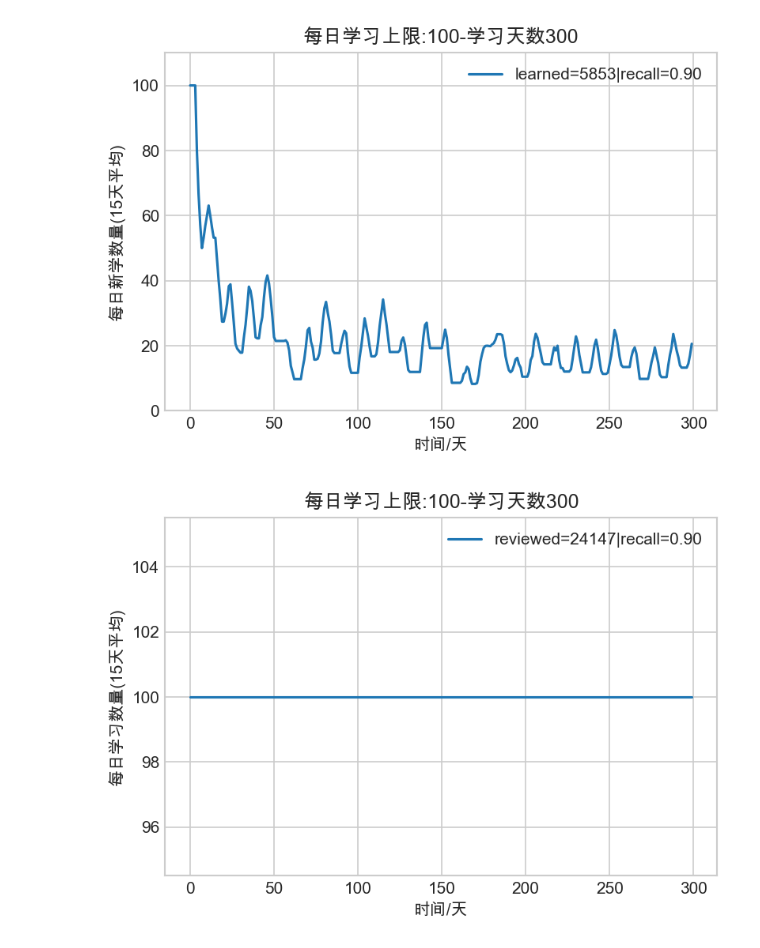
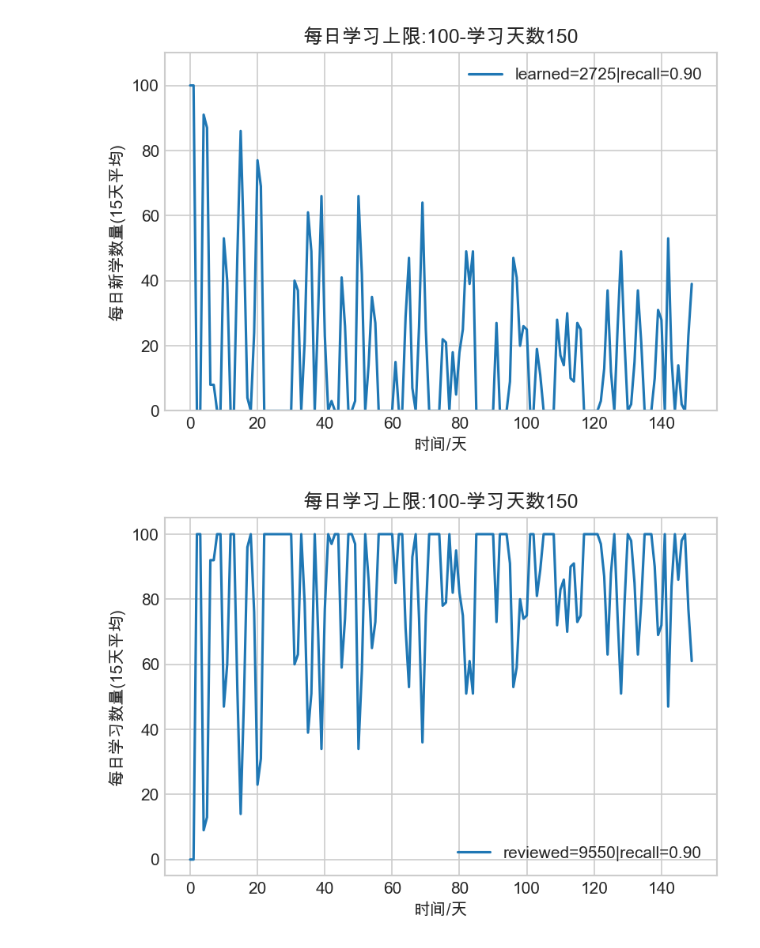
Before and after one commit to AFutureD/free-spaced-repetition-scheduler, a Jupyter notebook: FSRS_notebook.ipynb, the cells around one changed output. Drawn from its saved outputs; the diff is of its cells as text; code cells hidden in the pictures.

```diff
--- a/FSRS_notebook.ipynb
+++ b/FSRS_notebook.ipynb
@@ -57,7 +57,7 @@ card_per_day_limit = 100
 learn_limit = 100
 review_limit = 100
 deck_size = 100000  # 新卡片总量
-learn_days = 300
+learn_days = 150
 period_len = 15
 request_recall = 0.9
 # %%
@@ -109,6 +109,7 @@ dtypes = np.dtype([
 df_collection = pd.DataFrame(columns=feature_list)
 # %%
 df_log = pd.DataFrame(columns=['Lapses', 'Ivl', 'Grade'])
+df_oLog = pd.DataFrame(columns=["interval","difficulty","stability","retrievability","lapses"])
 # %%
 total_case = 0
 total_diff = 0
@@ -116,16 +117,12 @@ total_review = 0
 # %%
 for day in tqdm(range(learn_days)):
     df_card["Ivl"] = day - df_card["Last"]  # 计算所有卡片离上次复习过去了几天
-    df_card["R_t"] = np.exp(np.log(0.9) * df_card["Ivl"] / df_card["S_t"])  # 计算理论可提取性
     df_card["R_p"] = np.exp(np.log(0.9) * df_card["Ivl"] / df_card["S_p"])  # 计算预测可提取性
 
     need_review = df_card[df_card['Due'] <= day].sort_values(by='R_p')  # 筛选到期卡片，按可提取性性从小到大排序
     true_review = need_review.index[:review_limit]
     reviewed = len(true_review)
     for idx in true_review:
-        D_t = df_card.iat[idx, card_map['D_t']]
-        R_t = df_card.iat[idx, card_map['R_t']]
-        S_t = df_card.iat[idx, card_map['S_t']]
         D_p = df_card.iat[idx, card_map['D_p']]
         R_p = df_card.iat[idx, card_map['R_p']]
         S_p = df_card.iat[idx, card_map['S_p']]
@@ -145,7 +142,6 @@ for day in tqdm(range(learn_days)):
                 total_case += 1
 
             df_card.iat[idx, card_map['D_p']] = min(max(D_p + R_p - Grade + 0.2, 1), 10)  # 更新预测难度
-            df_card.iat[idx, card_map['S_t']] = update_stability_t(D_t, S_t, R_t)
 
             df_card.iat[idx, card_map['S_p']] = update_stability_p(df_card.iat[idx, card_map['D_p']], S_p,
                                                                    R_p)  # 更新预测稳定性
@@ -158,7 +154,6 @@ for day in tqdm(range(learn_days)):
                 total_case += 1
 
             df_card.iat[idx, card_map['D_p']] = min(max(D_p + R_p - Grade + 0.2, 1), 10)
-            df_card.iat[idx, card_map['S_t']] = difficulty2stability(D_t)  # 重置稳定性
 
             df_card.iat[idx, card_map['S_p']] = S_p_default * np.exp(-0.3 * (Lapses + 1))  # 更新预测稳定性
             df_card.iat[idx, card_map['Lapses']] = Lapses + 1
@@ -193,42 +188,39 @@ for day in tqdm(range(learn_days)):
         df_card.iat[idx, card_map['Reps']] = 1
 
     new_card_per_day[day] = learned
-    workload_per_day[day] = learned + reviewed
+    workload_per_day[day] = reviewed
     total_review += reviewed
 
-    if day >= period_len:
-        new_card_per_day_average_per_period[day] = np.true_divide(new_card_per_day[day - period_len:day].sum(),
-                                                                  period_len)
-        workload_per_day_average_per_period[day] = np.true_divide(workload_per_day[day - period_len:day].sum(),
-                                                                  period_len)
-    else:
-        new_card_per_day_average_per_period[day] = np.true_divide(new_card_per_day[:day + 1].sum(), day + 1)
-        workload_per_day_average_per_period[day] = np.true_divide(workload_per_day[:day + 1].sum(), day + 1)
+    df_oLog["interval"] = df_card["Ivl"]
+    df_oLog["difficulty"] = df_card["D_p"]
+    df_oLog["stability"] = df_card["S_p"]
+    df_oLog["retrievability"] = df_card["R_p"]
+    df_oLog["lapses"] = df_card["Lapses"]
 # %%
 total_learned = int(sum(new_card_per_day))
 total_reviewed = int(sum(workload_per_day)) - total_learned
 
 plt.rcParams['figure.dpi'] = 150
 
 plt.figure(1)
-plt.plot(new_card_per_day_average_per_period, label=f'learned={total_learned}|recall={request_recall:.2f}')
+plt.plot(new_card_per_day, label=f'learned={total_learned}|recall={request_recall:.2f}')
 plt.ylim((0, card_per_day_limit + 10))
 
 plt.figure(2)
-plt.plot(workload_per_day_average_per_period, label=f'reviewed={total_reviewed}|recall={request_recall:.2f}')
+plt.plot(workload_per_day, label=f'reviewed={total_reviewed}|recall={request_recall:.2f}')
 
 plt.figure(1)
 plt.title(f"每日学习上限:{card_per_day_limit}-学习天数{learn_days}")
 plt.xlabel("时间/天")
 plt.ylabel(f"每日新学数量({period_len}天平均)")
 plt.legend()
 
 plt.figure(2)
 plt.title(f"每日学习上限:{card_per_day_limit}-学习天数{learn_days}")
 plt.xlabel("时间/天")
 plt.ylabel(f"每日学习数量({period_len}天平均)")
 plt.legend()
 plt.show()
 # %% [output]
-[figure, old version]
+[figure, new version]
-[figure, old version]
+[figure, new version]
```
Also changed, not shown: parts of 13 cells of this notebook, 1 other file.
